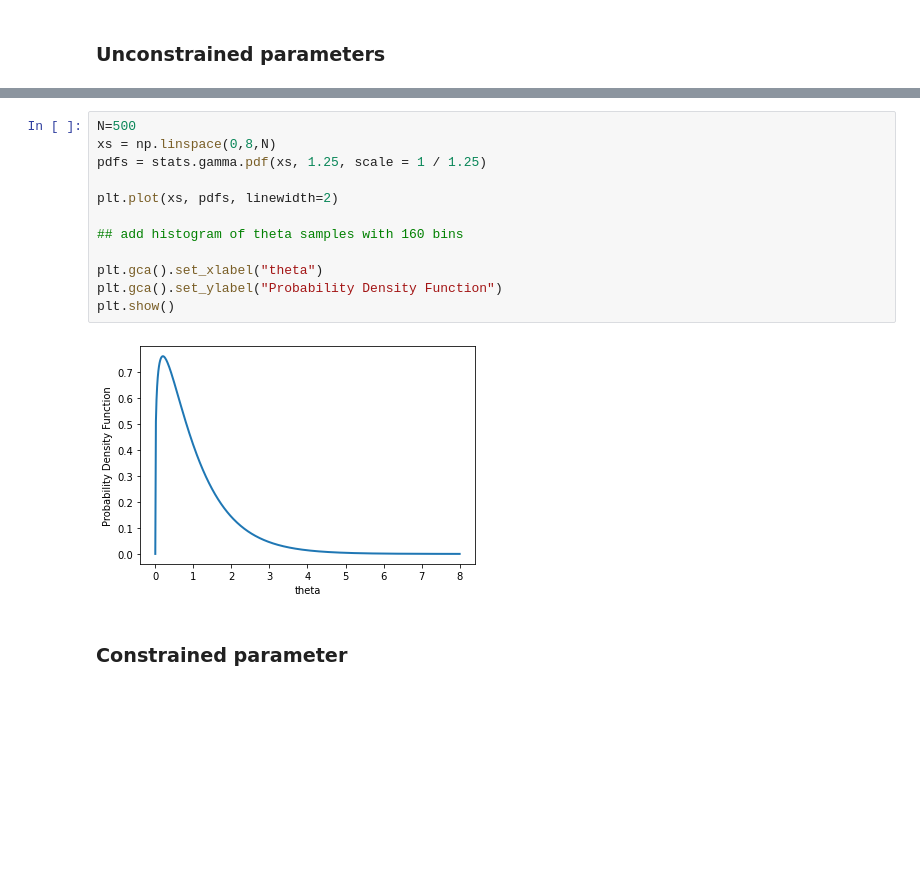
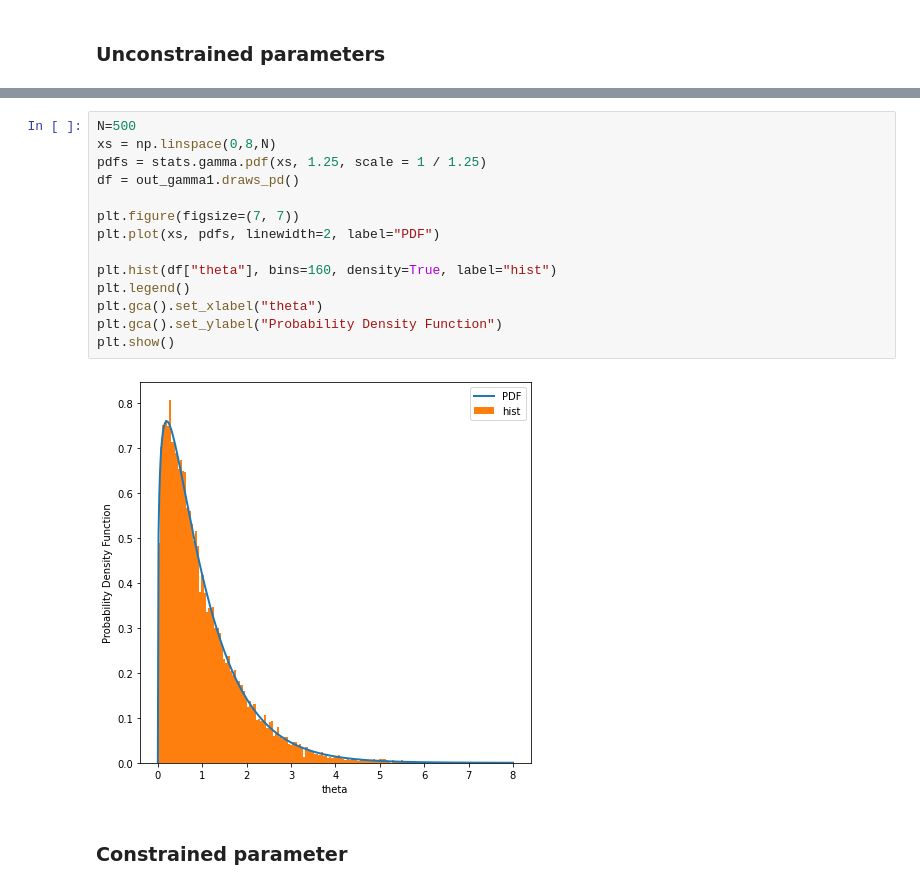
Before and after one commit to DawidBogon/ISZ_DA2023, a Jupyter notebook: Lab_02/lab2.ipynb, the cells around one changed output, grey strips where cells are left out. Cells and saved outputs as stored; diff of their text form; blank space fills up the shorter version.

```diff
--- a/Lab_02/lab2.ipynb
+++ b/Lab_02/lab2.ipynb
@@ -103,17 +111,19 @@ INFO:cmdstanpy:CmdStan done processing.
 # %%
 N=500
 xs = np.linspace(0,8,N)
 pdfs = stats.gamma.pdf(xs, 1.25, scale = 1 / 1.25)
+df = out_gamma1.draws_pd()
 
-plt.plot(xs, pdfs, linewidth=2)
+plt.figure(figsize=(7, 7))
+plt.plot(xs, pdfs, linewidth=2, label="PDF")
 
-## add histogram of theta samples with 160 bins
-
+plt.hist(df["theta"], bins=160, density=True, label="hist")
+plt.legend()
 plt.gca().set_xlabel("theta")
 plt.gca().set_ylabel("Probability Density Function")
 plt.show()
 # %% [output]
-[figure, old version]
+[figure, new version]
 # %% [markdown]
 ### Constrained parameter
 # %%
```
Also changed, not shown: parts of 12 cells of this notebook.
